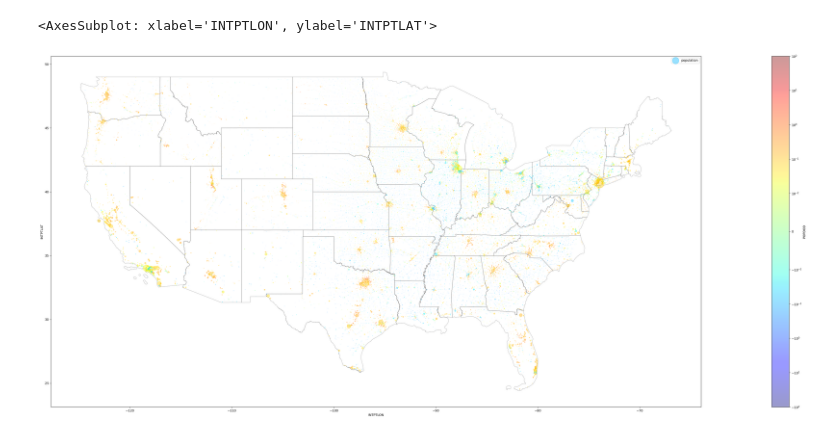
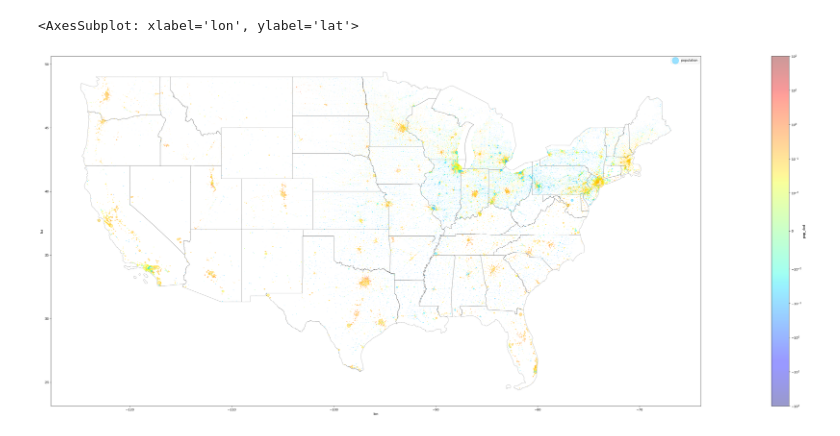
Before and after one commit to ivolynets-ml/geo-data, a Jupyter notebook: us_places.ipynb, the cells around one changed output. Drawn from its saved outputs; the diff is of its cells as text; code cells hidden in the pictures.

Commit message:
notebooks for preparing U.S. states and counties datasets

```diff
--- a/us_places.ipynb
+++ b/us_places.ipynb
@@ -438,13 +565,14 @@ Merge current survey population dataframe with previous survey population datafr
 population = pd.merge(
     population,
     previous_population,
-    left_on="GEOID",
-    right_on="GEOID",
-    how="left"
+    on=["STATE", "COUNTY", "PLACE", "COUSUB", "CONCIT"],
+    how="outer",
 )
 
-# calculate decade-over-decade population growth
-population["POPDOD"] = population["POPBASE"]/population["POPPREV"] - 1
+# normalize column types
+population.pop_prev = population.pop_prev.astype("Int64")
+population.pop_last = population.pop_last.astype("Int64")
+population.pop_est = population.pop_est.astype("Int64")
 
 population.info()
 # %% [output]
@@ -469,15 +687,9 @@ Merge places and population.
 places = pd.merge(
     places,
     population,
-    left_on="GEOID",
-    right_on="GEOID",
-    how="left"
+    on="geo_id",
+    how="left",
 )
 
-# normalize field types
-places["POPBASE"] = places["POPBASE"].astype("Int64")
-places["POPPREV"] = places["POPPREV"].astype("Int64")
-places["POPEST"] = places["POPEST"].astype("Int64")
-
 places.info()
 # %% [output]
@@ -558,27 +774,29 @@ places.to_csv(OUTBOUND_PATH + "/us_places.csv", index=False)
 # %%
 '''
-Plot U.S. places on map.
+Plot U.S. cities on map.
 '''
 %matplotlib inline
 
+REGION = CONTINENTAL
+
 # take only continental part of the U.S.
-places_map = places[places["STUSPS"].isin(continental)]
-states_map = states[states["STUSPS"].isin(continental)]
+states_map = states[states["usps_abbr"].isin(REGION)]
+places_map = places[places["state_abbr"].isin(REGION)].fillna(value={"pop_dod": 0., "pop_ltd": 0.})
 
 fig = plt.figure(0, figsize=(80,20))
 plot = fig.add_subplot()
 
 states_map.boundary.plot(
     ax=plot, zorder=1,
-    linewidth=0.25, color="Black",
+    linewidth=0.25, color="black",
 )
 
 places_map.plot(
     ax=plot, zorder=2,
-    kind="scatter", x="INTPTLON", y="INTPTLAT", alpha=0.4,
-    s=places_map["POPBASE"].astype("float64")/10000, label="population",
-    c="POPDOD", cmap="jet", norm=colors.SymLogNorm(linthresh=0.01, vmin=-100, vmax=100, base=10), colorbar=True,
+    kind="scatter", x="lon", y="lat", alpha=0.4,
+    s=places_map["pop_last"].astype("float64") / 10000, label="population",
+    c="pop_dod", cmap="jet", norm=colors.SymLogNorm(linthresh=0.01, vmin=-100, vmax=100, base=10), colorbar=True,
 )
 # %% [output]
-<AxesSubplot: xlabel='INTPTLON', ylabel='INTPTLAT'>
+<AxesSubplot: xlabel='lon', ylabel='lat'>
-[figure, old version]
+[figure, new version]
```
Also changed, not shown: parts of 20 cells of this notebook, 2 other files.
